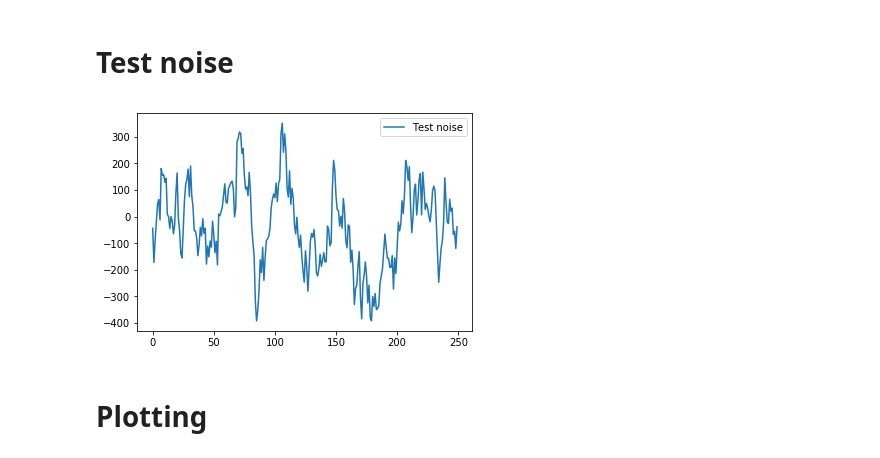
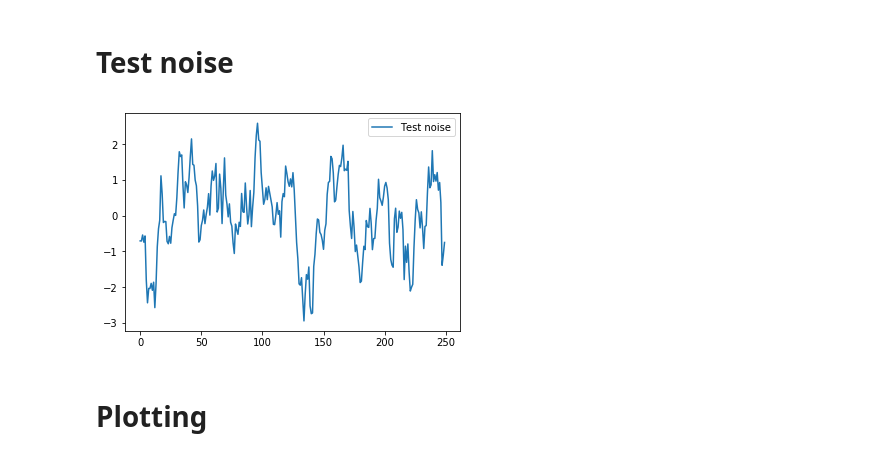
Before and after one commit to officialHenrik/RL-Quadcopter-2, a Jupyter notebook: Quadcopter_Project.ipynb, the cells around one changed output. Cells and saved outputs as stored; diff of their text form; code cells hidden in the pictures.

```diff
--- a/Quadcopter_Project.ipynb
+++ b/Quadcopter_Project.ipynb
@@ -216,20 +216,20 @@ As you develop your agent, it's important to keep an eye on how it's performing.
 # %%
 from agents.ou_noise import OUNoise
 import numpy as np
 import matplotlib.pyplot as plt
 %matplotlib inline
 
-noise = OUNoise(1, 0, .15, 75.)
+noise = OUNoise(1, 0, .1, 0.5)
 n=250
 res = np.zeros(n)
 for i in range(n):
     res[i] = noise.sample()
 
 plt.plot(range(n), res, label='Test noise')
 plt.legend()
 _ = plt.ylim()
 # %% [output]
-[figure, old version]
+[figure, new version]
 # %% [markdown]
 # Plotting
 # %%
```
Also changed, not shown: parts of 9 cells of this notebook, 5 other files.
